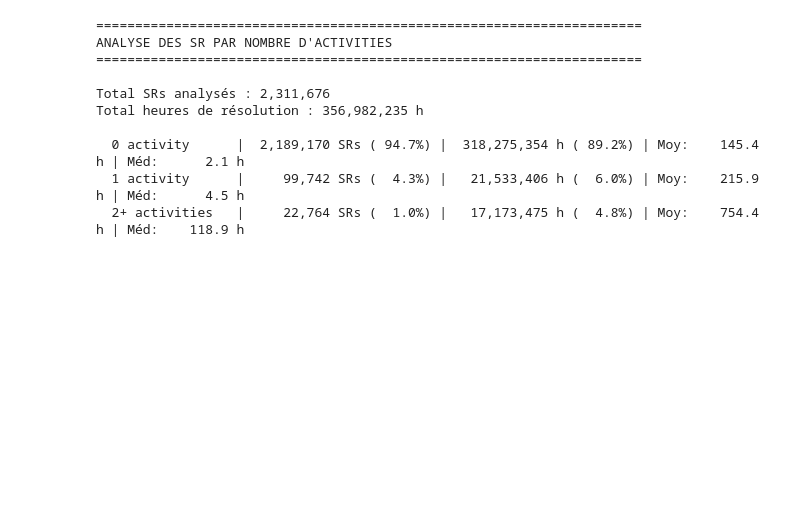
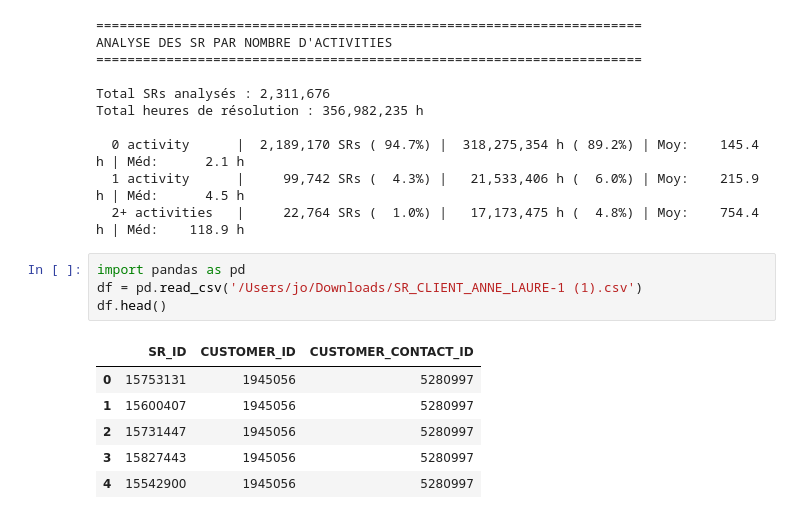
Before and after one commit to jbouniol/bdd-bnpparibas, a Jupyter notebook: Notebook/Analysis2.ipynb, the cells around one changed output. Cells and saved outputs as stored; diff of their text form; blank space fills up the shorter version.

```diff
--- a/Notebook/Analysis2.ipynb
+++ b/Notebook/Analysis2.ipynb
@@ -352,3 +352,14 @@ Total heures de résolution : 356,982,235 h
   0 activity      |  2,189,170 SRs ( 94.7%) |  318,275,354 h ( 89.2%) | Moy:    145.4 h | Méd:      2.1 h
   1 activity      |     99,742 SRs (  4.3%) |   21,533,406 h (  6.0%) | Moy:    215.9 h | Méd:      4.5 h
   2+ activities   |     22,764 SRs (  1.0%) |   17,173,475 h (  4.8%) | Moy:    754.4 h | Méd:    118.9 h
+# %%
+import pandas as pd
+df = pd.read_csv('/Users/jo/Downloads/SR_CLIENT_ANNE_LAURE-1 (1).csv')
+df.head()
+# %% [output]
+|  | SR_ID | CUSTOMER_ID | CUSTOMER_CONTACT_ID |
+| 0 | 15753131 | 1945056 | 5280997 |
+| 1 | 15600407 | 1945056 | 5280997 |
+| 2 | 15731447 | 1945056 | 5280997 |
+| 3 | 15827443 | 1945056 | 5280997 |
+| 4 | 15542900 | 1945056 | 5280997 |
```
Also changed, not shown: parts of 3 cells of this notebook.
